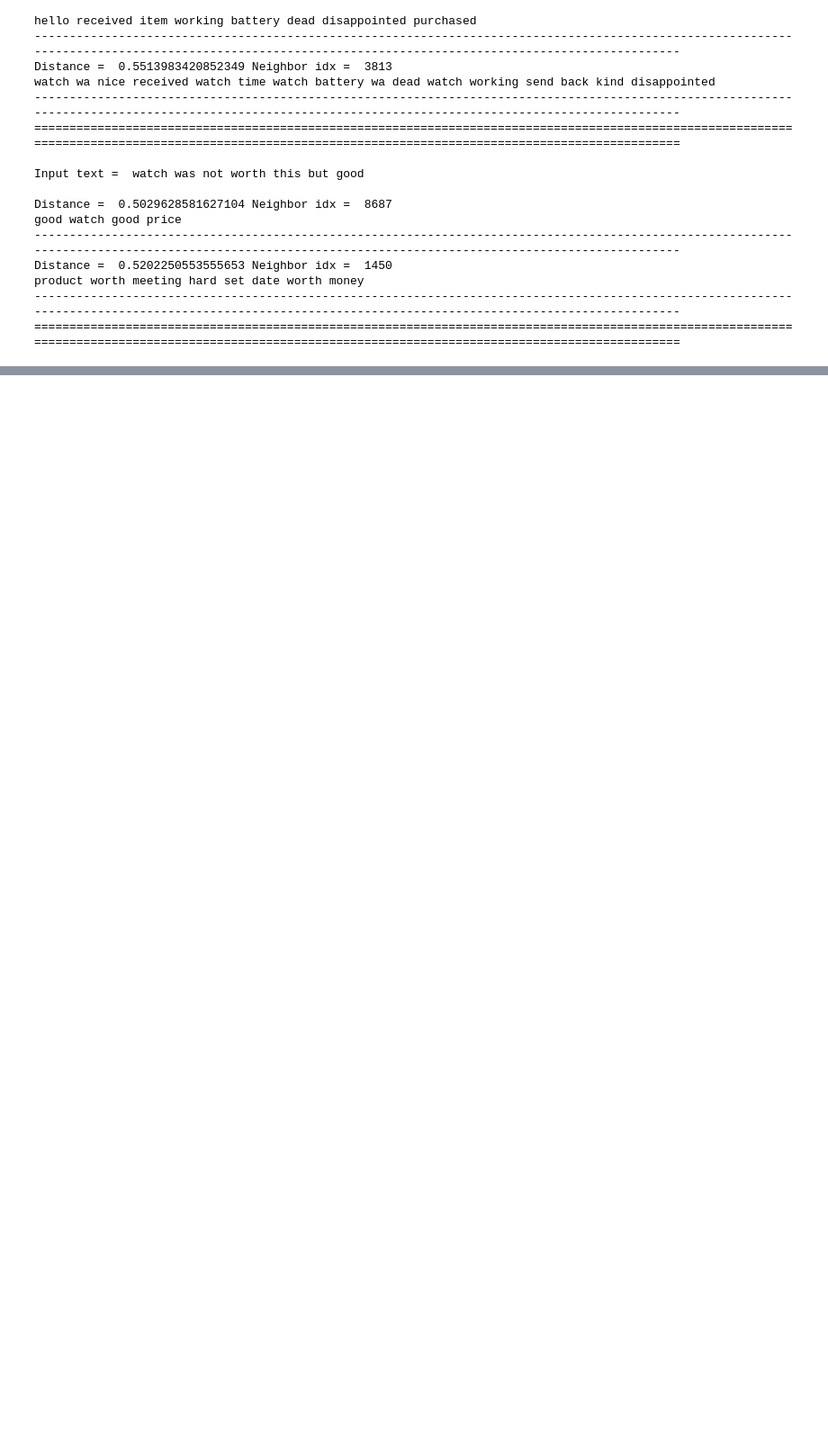
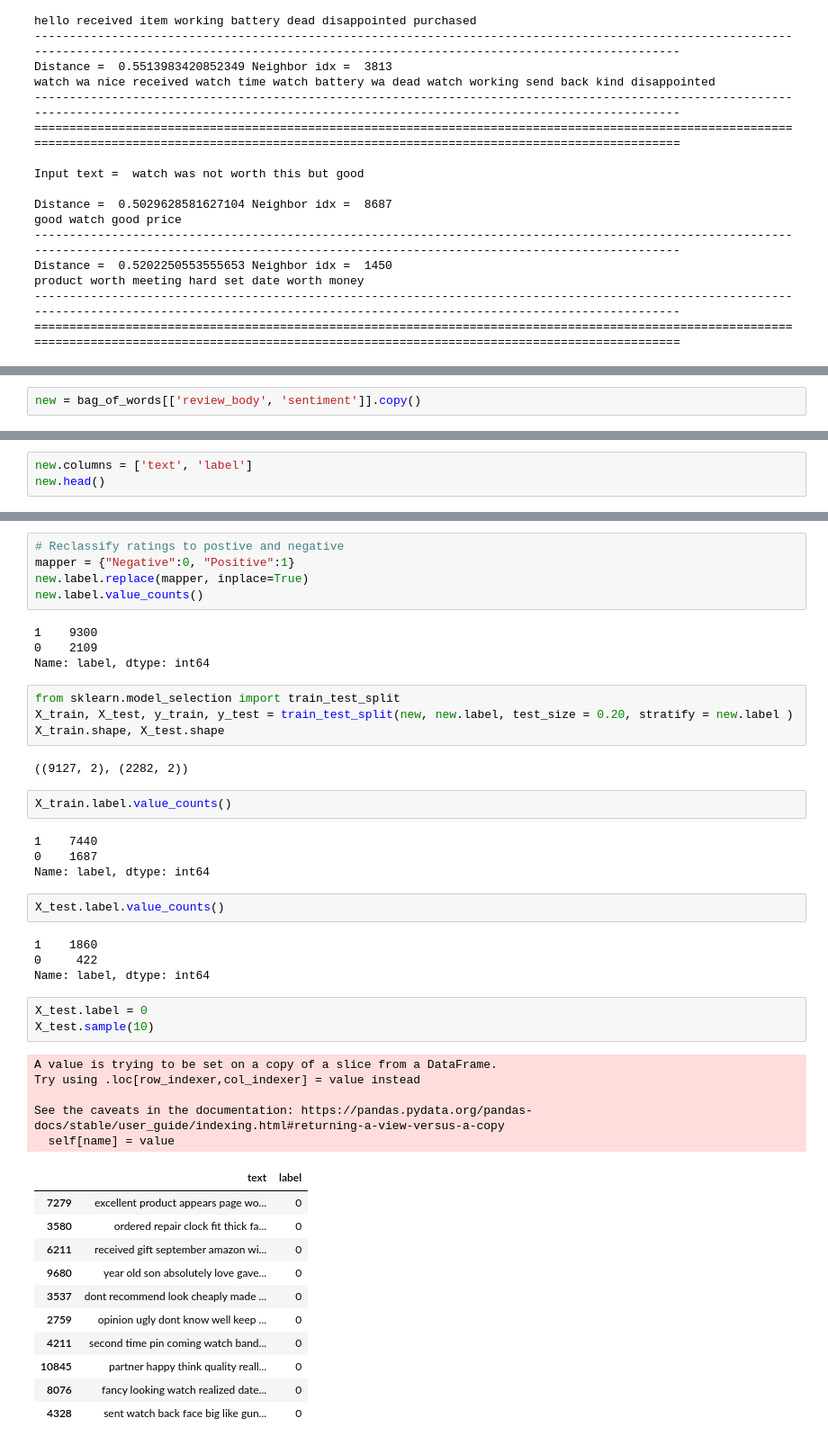
Before and after one commit to JeromeMberia/user_review_analysis, a Jupyter notebook: user_review_analysis.ipynb, the cells around one changed output, grey strips where cells are left out. Shown at 90% size. Saved outputs shown, nothing was run; the diff lists cells and outputs as text; blank space fills up the shorter version.

```diff
--- a/user_review_analysis.ipynb
+++ b/user_review_analysis.ipynb
@@ -991,0 +1004,2 @@ product worth meeting hard set date worth money
+# %%
+new = bag_of_words[['review_body', 'sentiment']].copy()
@@ -991,0 +1010,3 @@ product worth meeting hard set date worth money
+# %%
+new.columns = ['text', 'label']
+new.head()
@@ -991,0 +1024,47 @@ product worth meeting hard set date worth money
+# %%
+# Reclassify ratings to postive and negative
+mapper = {"Negative":0, "Positive":1}
+new.label.replace(mapper, inplace=True)
+new.label.value_counts()
+# %% [output]
+1    9300
+0    2109
+Name: label, dtype: int64
+# %%
+from sklearn.model_selection import train_test_split
+X_train, X_test, y_train, y_test = train_test_split(new, new.label, test_size = 0.20, stratify = new.label )
+X_train.shape, X_test.shape
+# %% [output]
+((9127, 2), (2282, 2))
+# %%
+X_train.label.value_counts()
+# %% [output]
+1    7440
+0    1687
+Name: label, dtype: int64
+# %%
+X_test.label.value_counts()
+# %% [output]
+1    1860
+0     422
+Name: label, dtype: int64
+# %%
+X_test.label = 0
+X_test.sample(10)
+# %% [output]
+A value is trying to be set on a copy of a slice from a DataFrame.
+Try using .loc[row_indexer,col_indexer] = value instead
+
+See the caveats in the documentation: https://pandas.pydata.org/pandas-docs/stable/user_guide/indexing.html#returning-a-view-versus-a-copy
+  self[name] = value
+|  | text | label |
+| 7279 | excellent product appears page wo... | 0 |
+| 3580 | ordered repair clock fit thick fa... | 0 |
+| 6211 | received gift september amazon wi... | 0 |
+| 9680 | year old son absolutely love gave... | 0 |
+| 3537 | dont recommend look cheaply made ... | 0 |
+| 2759 | opinion ugly dont know well keep ... | 0 |
+| 4211 | second time pin coming watch band... | 0 |
+| 10845 | partner happy think quality reall... | 0 |
+| 8076 | fancy looking watch realized date... | 0 |
+| 4328 | sent watch back face big like gun... | 0 |
```
Also changed, not shown: parts of 18 cells of this notebook.
